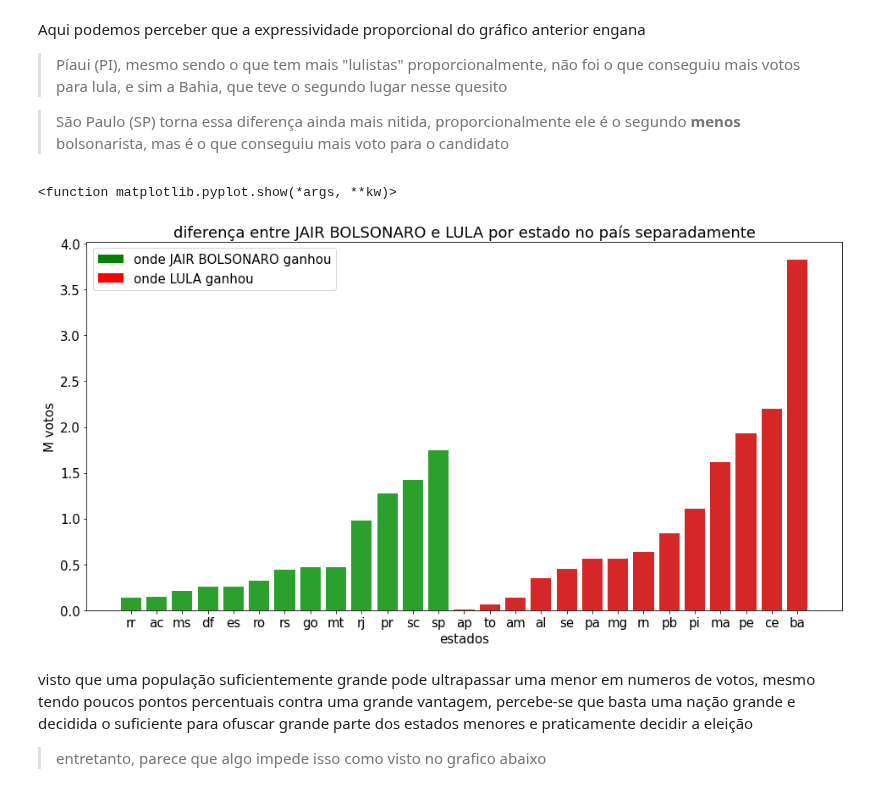
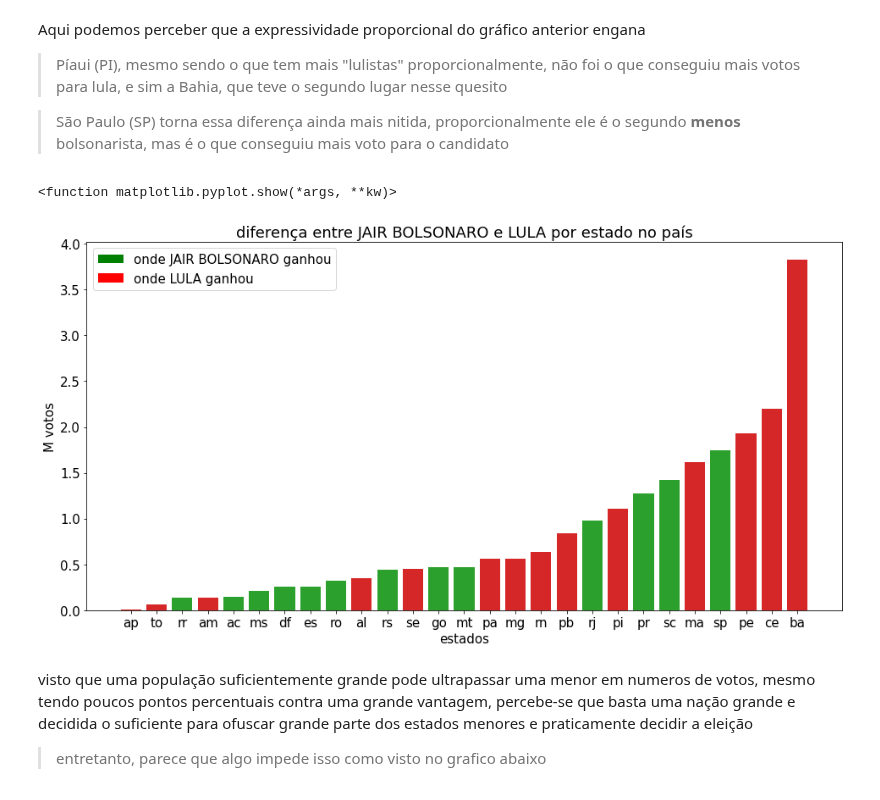
Before and after one commit to luisArthurRodriguesDaSilva/analise-eleicoes-brasileiras-2022, a Jupyter notebook: apuração.ipynb, the cells around one changed output. Drawn from its saved outputs; the diff is of its cells as text; code cells hidden in the pictures.

```diff
--- a/apuração.ipynb
+++ b/apuração.ipynb
@@ -160,15 +160,19 @@ def separeDiferents(uf, usedFunc, candidates):
 # %% [markdown]
 >função para gerar os graficos comparativos entre os candidatos de maneira genérica, dependendo apenas dos parametros
 # %%
-def showDiffPerState(candidates, attr,category= 'Presidente',mode = 0, aditionalFuncs = []):
+def showDiffPerState(candidates, attr,category= 'Presidente',mode = 0, aditionalFuncs = [],ordenator='none'):
   usedFunc = lambda uf :  getDiffBetweenTwoCandidates(uf=uf,candidates=candidates, category=category, attr=attr)
 
   if mode == 0 :
     title = f'diferença entre {candidates[0]} e {candidates[1]} por estado no país'
     ordened_ufs = sorted(brasil_ufs,key=lambda uf: usedFunc(uf)[0])
   else:
-    title = f'diferença entre {candidates[0]} e {candidates[1]} por estado no país separadamente'
-    ordened_ufs = sorted(brasil_ufs,key=lambda uf: separeDiferents(uf=uf, usedFunc=usedFunc, candidates=candidates))
+    if mode == 1 :
+      title = f'diferença entre {candidates[0]} e {candidates[1]} por estado no país separadamente'
+      ordened_ufs = sorted(brasil_ufs,key=lambda uf: separeDiferents(uf=uf, usedFunc=usedFunc, candidates=candidates))
+    else:
+      title = f'diferença entre {candidates[0]} e {candidates[1]} por estado no país ordenados por {ordenator}'
+      ordened_ufs = sorted(brasil_ufs,key=lambda uf: electionsData[uf][ordenator])
 
   [c1Color, c2color] = [politicalColors[candidates[0]],politicalColors[candidates[1]]]
   baseOrder = (list(map(lambda uf : usedFunc(uf)[0],ordened_ufs)))
@@ -214,10 +218,10 @@ Aqui podemos perceber que a expressividade proporcional do gráfico anterior eng
 
 >São Paulo (SP) torna essa diferença ainda mais nitida, proporcionalmente ele é o segundo **menos** bolsonarista, mas é o que conseguiu mais voto para o candidato
 # %%
-showDiffPerState(candidates = [BOLSONARO_TAG,LULA_TAG], attr='Votos',mode = 1)
+showDiffPerState(candidates = [BOLSONARO_TAG,LULA_TAG], attr='Votos',mode = 0)
 # %% [output]
 <function matplotlib.pyplot.show(*args, **kw)>
-[figure, old version]
+[figure, new version]
 # %% [markdown]
 visto que uma população suficientemente grande pode ultrapassar uma menor em numeros de votos, mesmo tendo poucos pontos percentuais contra uma grande vantagem, percebe-se que basta uma nação grande e decidida o suficiente para ofuscar grande parte dos estados menores e praticamente decidir a eleição
 
```
Also changed, not shown: parts of 12 cells of this notebook.
